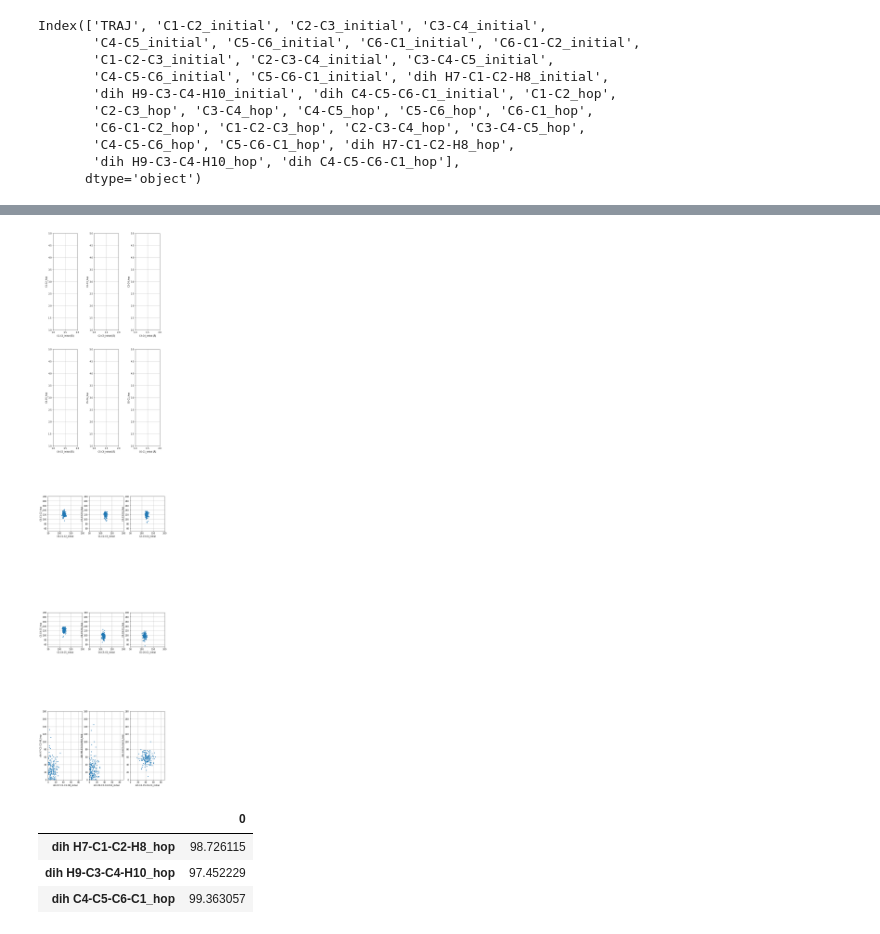
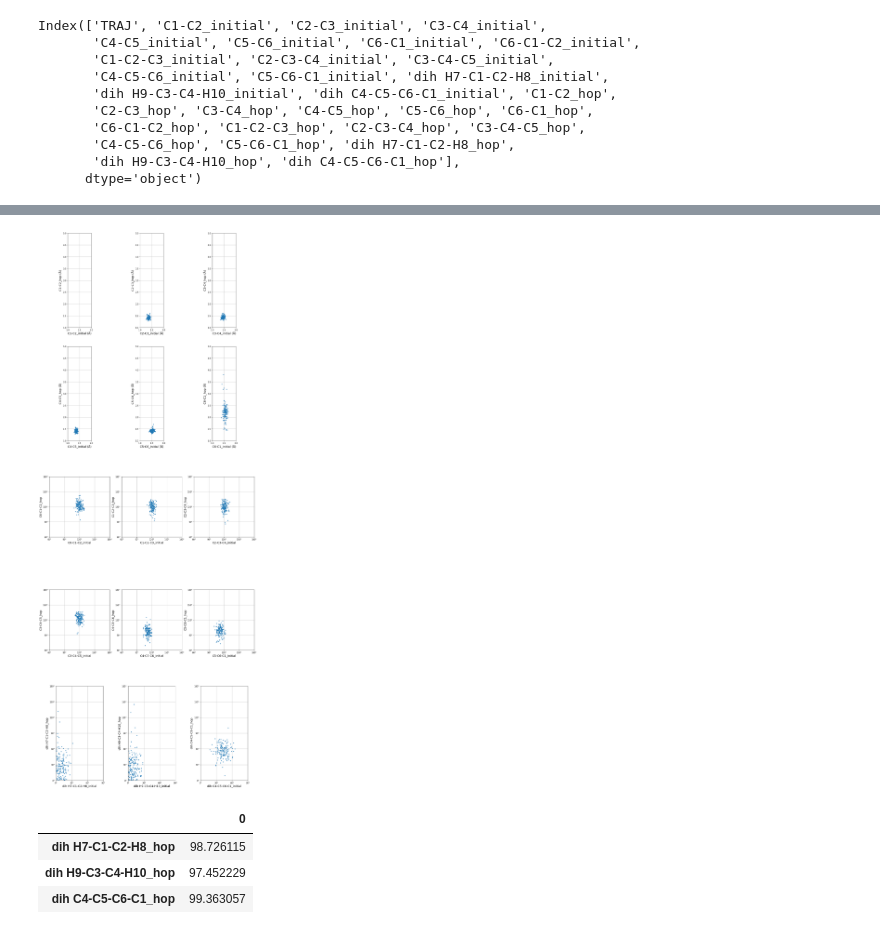
Before and after one commit to KhaiTTNguyen/Computational_Quantum_Chemistry, a Jupyter notebook: structural_influence_on_excited_state_dynamics/[Khai_Nguyen]_CHD_IC_Visualization.ipynb, the cells around one changed output, grey strips where cells are left out. Cells and saved outputs as stored; diff of their text form; code cells hidden in the pictures.

```diff
--- a/structural_influence_on_excited_state_dynamics/[Khai_Nguyen]_CHD_IC_Visualization.ipynb
+++ b/structural_influence_on_excited_state_dynamics/[Khai_Nguyen]_CHD_IC_Visualization.ipynb
@@ -57,8 +59,8 @@ fig.suptitle('C-C-C Angle at Hop', size=16)
 for col, axe in zip(C_C_df.columns, axes):
         x = C_C_df[col]
         axe.hist(x, bins=50, range=(25,180), histtype='step', label=col)
-        axe.set_xlabel(col)
-        axe.set_ylabel('freq')
+        axe.set_xlabel(col, fontsize='x-large')
+        axe.set_ylabel('freq', fontsize='x-large')
         axe.axvline(x.mean(), color='k', linestyle='dashed', linewidth=1)
         axe.set_ybound(lower=0,upper=35)
         ymin,ymax=axe.get_ylim()
@@ -113,23 +120,34 @@ fig.savefig(output_path, bbox_inches='tight', dpi=600)
 1. dataframe indexes
 2. x_lim, y_lim
 3. set aspect (height/width ticks ratio)
+4. change "units" in x-y labels
+5. Change MultipleLocator()
 '''
 # plt.subplot(121) nrows, ncols, and index
 figure_nrows = math.ceil(len(compare_mean)/2)
 figure_ncols = 3
-plt.figure(figsize=(10,10*figure_nrows))
+plt.figure(figsize=(18,10*figure_nrows))
 
 # -------------- C-C bonds range(1,8) --------------
 C_C_stop=NUM_CARBON
 for col, axe_index in zip(compare_mean['index'][0:C_C_stop], range(1,C_C_stop+1)):
+    x=dih_merge[initial_col]
+    y=dih_merge[hop_col]
+
     ax=plt.subplot(figure_nrows, figure_ncols, axe_index)
     ax.set_aspect(1)
-    # formatter = EngFormatter(places=1, sep="\N{THIN SPACE}")  # U+2009
-    # ax.xaxis.set_major_formatter(formatter)
+#     ax.axvline(x.mean(), color='k', linestyle='dashed', linewidth=1)
+#     xmin,xmax=ax.get_xlim()
+#     ymin,ymax=ax.get_ylim()
+#     ax.text(y.mean()*1.05, xmax*0.9,'mean_h: {:.1f}'.format(y.mean()))
+#     ax.text(x.mean()*1.05, ymax*0.9,'mean_i: {:.1f}'.format(x.mean()))
 
-    plt.plot(dih_merge[initial_col],dih_merge[hop_col], '.')
-    plt.xlabel(col + "_initial" + " [Å]")
-    plt.ylabel(col + "_hop")
+    initial_col = col + "_initial"
+    hop_col = col + "_hop"
+
+    plt.plot(x,y, '.')
+    plt.xlabel(initial_col+' (Å)', fontsize='x-large')
+    plt.ylabel(hop_col+' (Å)', fontsize='x-large')
     plt.xlim(1,2)
     plt.ylim(1,5)
     plt.grid(True)
@@ -137,40 +155,52 @@ for col, axe_index in zip(compare_mean['index'][0:C_C_stop], range(1,C_C_stop+1)
 
 # -------------- C-C-C angles range(20,28) --------------
 for col, axe_index in zip(compare_mean['index'][C_C_stop:-3], range(C_C_stop+1,len(compare_mean)-2)):
     ax=plt.subplot(figure_nrows, figure_ncols, axe_index)
+    formatter = EngFormatter(unit='°',places=0,sep="")
+    ax.xaxis.set_major_formatter(formatter)
+    ax.yaxis.set_major_formatter(formatter)
+    majorLocator = MultipleLocator(30)
+    ax.xaxis.set_major_locator(majorLocator)
+    ax.yaxis.set_major_locator(majorLocator)
     ax.set_aspect(1)
     initial_col = col + "_initial"
     hop_col = col + "_hop"
 
     plt.plot(dih_merge[initial_col],dih_merge[hop_col], '.')
-    plt.xlabel(initial_col)
-    plt.ylabel(hop_col)
-    plt.xlim(50,200)
-    plt.ylim(50,200)
+    plt.xlabel(initial_col, fontsize='x-large')
+    plt.ylabel(hop_col, fontsize='x-large')
+    plt.xlim(60,180)
+    plt.ylim(60,180)
     plt.grid(True)
     axe_index+=1
 
 # -------------- dihedrals rang(29,31) --------------
 for col, axe_index in zip(compare_mean['index'][-3:], range(len(compare_mean)-2,len(compare_mean)+1)):
     ax=plt.subplot(figure_nrows, figure_ncols, axe_index)
+    formatter = EngFormatter(unit='°',places=0,sep="")
+    ax.xaxis.set_major_formatter(formatter)
+    ax.yaxis.set_major_formatter(formatter)
+    majorLocator = MultipleLocator(30)
+    ax.xaxis.set_major_locator(majorLocator)
+    ax.yaxis.set_major_locator(majorLocator)
     ax.set_aspect(1)
     initial_col = col + "_initial"
     hop_col = col + "_hop"
 
     plt.plot(dih_merge[initial_col],dih_merge[hop_col], '.')
-    plt.xlabel(initial_col)
-    plt.ylabel(hop_col)
+    plt.xlabel(initial_col, fontsize='x-large')
+    plt.ylabel(hop_col, fontsize='x-large')
     plt.xlim(0,90)
     plt.ylim(0,180)
     plt.grid(True)
     axe_index+=1
 
 #------------------------- Output to file ----------------------#
 output_path = os.path.join(".", "visuals", "CHD", "initial_vs_hop", date_computed + "_initial_vs_hop" + ".png")
 os.makedirs(os.path.dirname(output_path), exist_ok=True) # create folder if not existed yet
 plt.savefig(output_path)
 # %% [output]
-[figure, old version]
+[figure, new version]
 # %%
 dih_angle_df = dih_merge.iloc[:,-3:]
 lower_bound = 0
```
Also changed, not shown: parts of 4 cells of this notebook, 4 other files.
